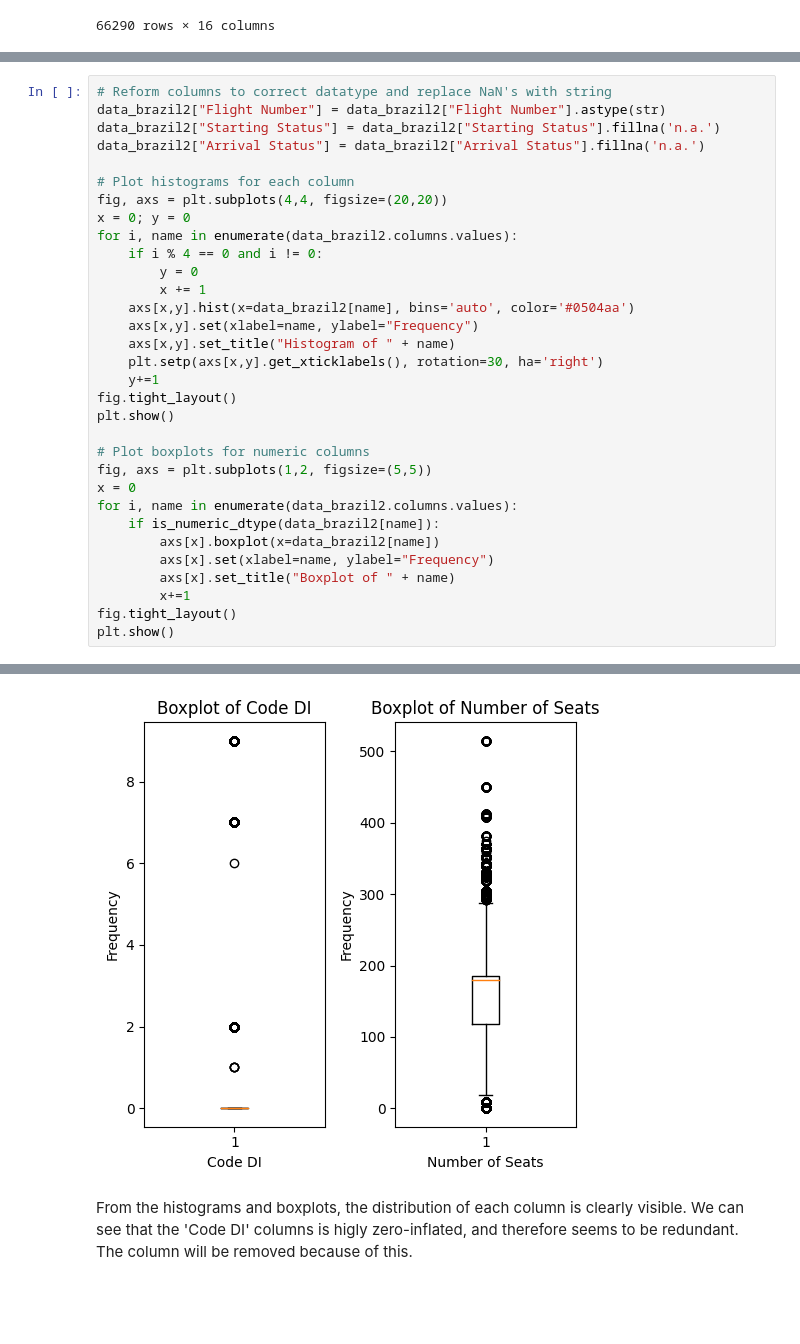
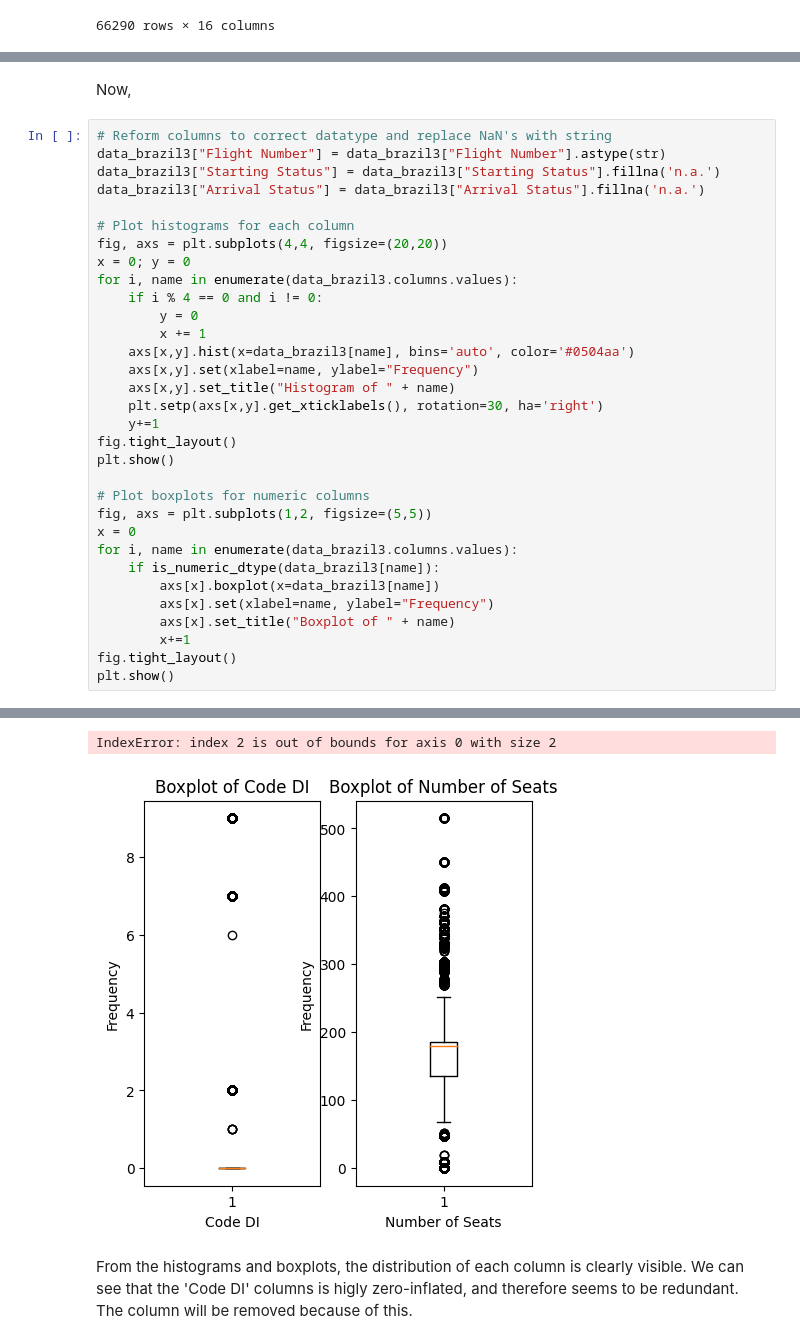
Before and after one commit to TygoF/Flight-delay-prediction, a Jupyter notebook: main.ipynb, the cells around one changed output, grey strips where cells are left out. Cells and saved outputs as stored; diff of their text form; blank space fills up the shorter version.

```diff
--- a/main.ipynb
+++ b/main.ipynb
@@ -179,17 +181,19 @@ display(data_brazil3)
+# %% [markdown]
+Now,
 # %%
 # Reform columns to correct datatype and replace NaN's with string
-data_brazil2["Flight Number"] = data_brazil2["Flight Number"].astype(str)
-data_brazil2["Starting Status"] = data_brazil2["Starting Status"].fillna('n.a.')
-data_brazil2["Arrival Status"] = data_brazil2["Arrival Status"].fillna('n.a.')
+data_brazil3["Flight Number"] = data_brazil3["Flight Number"].astype(str)
+data_brazil3["Starting Status"] = data_brazil3["Starting Status"].fillna('n.a.')
+data_brazil3["Arrival Status"] = data_brazil3["Arrival Status"].fillna('n.a.')
 
 # Plot histograms for each column
 fig, axs = plt.subplots(4,4, figsize=(20,20))
 x = 0; y = 0
-for i, name in enumerate(data_brazil2.columns.values):
+for i, name in enumerate(data_brazil3.columns.values):
     if i % 4 == 0 and i != 0:
         y = 0
         x += 1
-    axs[x,y].hist(x=data_brazil2[name], bins='auto', color='#0504aa')
+    axs[x,y].hist(x=data_brazil3[name], bins='auto', color='#0504aa')
     axs[x,y].set(xlabel=name, ylabel="Frequency")
     axs[x,y].set_title("Histogram of " + name)
     plt.setp(axs[x,y].get_xticklabels(), rotation=30, ha='right')
@@ -200,9 +204,9 @@ plt.show()
 # Plot boxplots for numeric columns
 fig, axs = plt.subplots(1,2, figsize=(5,5))
 x = 0
-for i, name in enumerate(data_brazil2.columns.values):
-    if is_numeric_dtype(data_brazil2[name]):
-        axs[x].boxplot(x=data_brazil2[name])
+for i, name in enumerate(data_brazil3.columns.values):
+    if is_numeric_dtype(data_brazil3[name]):
+        axs[x].boxplot(x=data_brazil3[name])
         axs[x].set(xlabel=name, ylabel="Frequency")
         axs[x].set_title("Boxplot of " + name)
         x+=1
@@ -213,4 +217,5 @@ plt.show()
+IndexError: index 2 is out of bounds for axis 0 with size 2
-[figure, old version]
+[figure, new version]
 # %% [markdown]
 From the histograms and boxplots, the distribution of each column is clearly visible. We can see that the 'Code DI' columns is higly zero-inflated, and therefore seems to be redundant. The column will be removed because of this.
 # %% [markdown]
```
Also changed, not shown: parts of 3 cells of this notebook.
